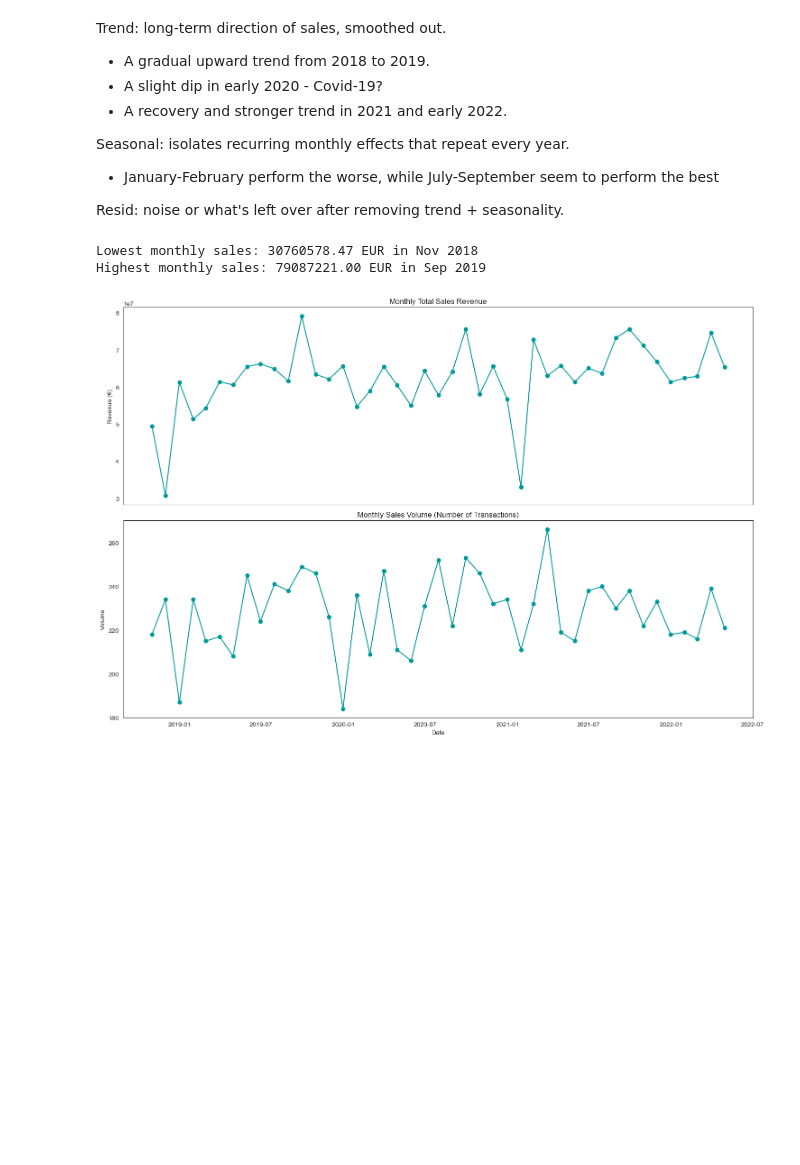
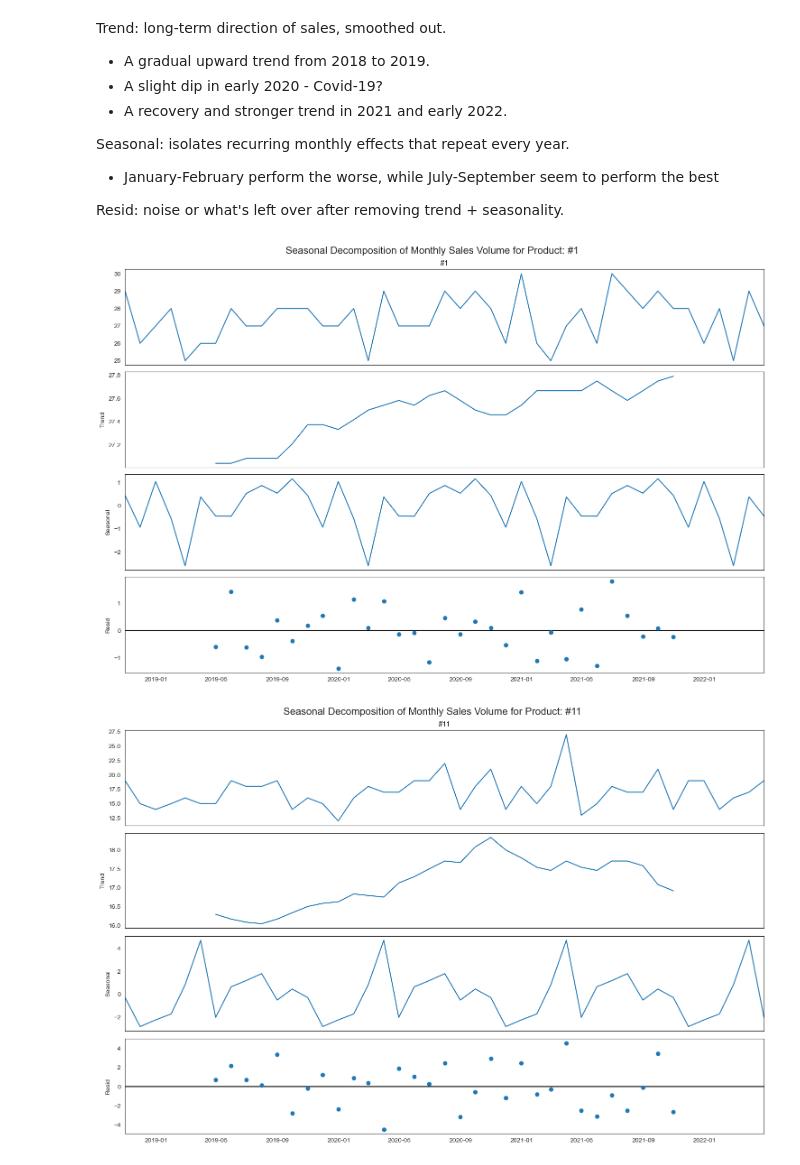
Before and after one commit to RubenCMarques/Case-2--Siemens-Sales-Forecast, a Jupyter notebook: Notebooks/Chloe_workspace.ipynb, the cells around one changed output. Saved outputs shown, nothing was run; the diff lists cells and outputs as text; code cells hidden in the pictures; blank space fills up the shorter version.

```diff
--- a/Notebooks/Chloe_workspace.ipynb
+++ b/Notebooks/Chloe_workspace.ipynb
@@ -500,15 +498,3 @@ Seasonal: isolates recurring monthly effects that repeat every year.
 * January-February perform the worse, while July-September seem to perform the best
 
 Resid: noise or what's left over after removing trend + seasonality.
-# %%
-min_value = monthly_sales.min()
-min_date = monthly_sales.idxmin()
-
-max_value = monthly_sales.max()
-max_date = monthly_sales.idxmax()
-
-print(f"Lowest monthly sales: {min_value:.2f} EUR in {min_date.strftime('%b %Y')}")
-print(f"Highest monthly sales: {max_value:.2f} EUR in {max_date.strftime('%b %Y')}")
-# %% [output]
-Lowest monthly sales: 30760578.47 EUR in Nov 2018
-Highest monthly sales: 79087221.00 EUR in Sep 2019
@@ -529,18 +501,19 @@ monthly_avg_volume = sales_data['Sales_EUR'].resample('ME').count() / sales_data
-# %%
-fig, axs = plt.subplots(2, 1, figsize=(15, 10), sharex=True)
-
-# Revenue
-axs[0].plot(monthly_revenue.index, monthly_revenue.values, color=siemens_green, marker='o')
-axs[0].set_title('Monthly Total Sales Revenue')
-axs[0].set_ylabel('Revenue (€)')
-
-# Volume
-axs[1].plot(monthly_volume.index, monthly_volume.values, color=siemens_green, marker='o')
-axs[1].set_title('Monthly Sales Volume (Number of Transactions)')
-axs[1].set_ylabel('Volume')
-axs[1].set_xlabel('Date')
-
-plt.tight_layout()
-plt.show()
-# %% [output]
-[figure, removed]
+# %%
+monthly_volume = sales_data.resample('ME')['Mapped_GCK'].value_counts().unstack(level=-1).fillna(0)
+
+# Loop through all product categories
+for product_category in monthly_volume.columns:
+    volume_series = monthly_volume[product_category]
+
+    # Decompose
+    decomposition = seasonal_decompose(volume_series, model='additive', period=12)
+
+    # Plot
+    fig = decomposition.plot()
+    fig.set_size_inches(15, 10)
+    plt.suptitle(f'Seasonal Decomposition of Monthly Sales Volume for Product: {product_category}', fontsize=16)
+    plt.tight_layout()
+    plt.show()
+# %% [output]
+[figure, added]
+[figure, added]
```
Also changed, not shown: parts of 11 cells of this notebook.
